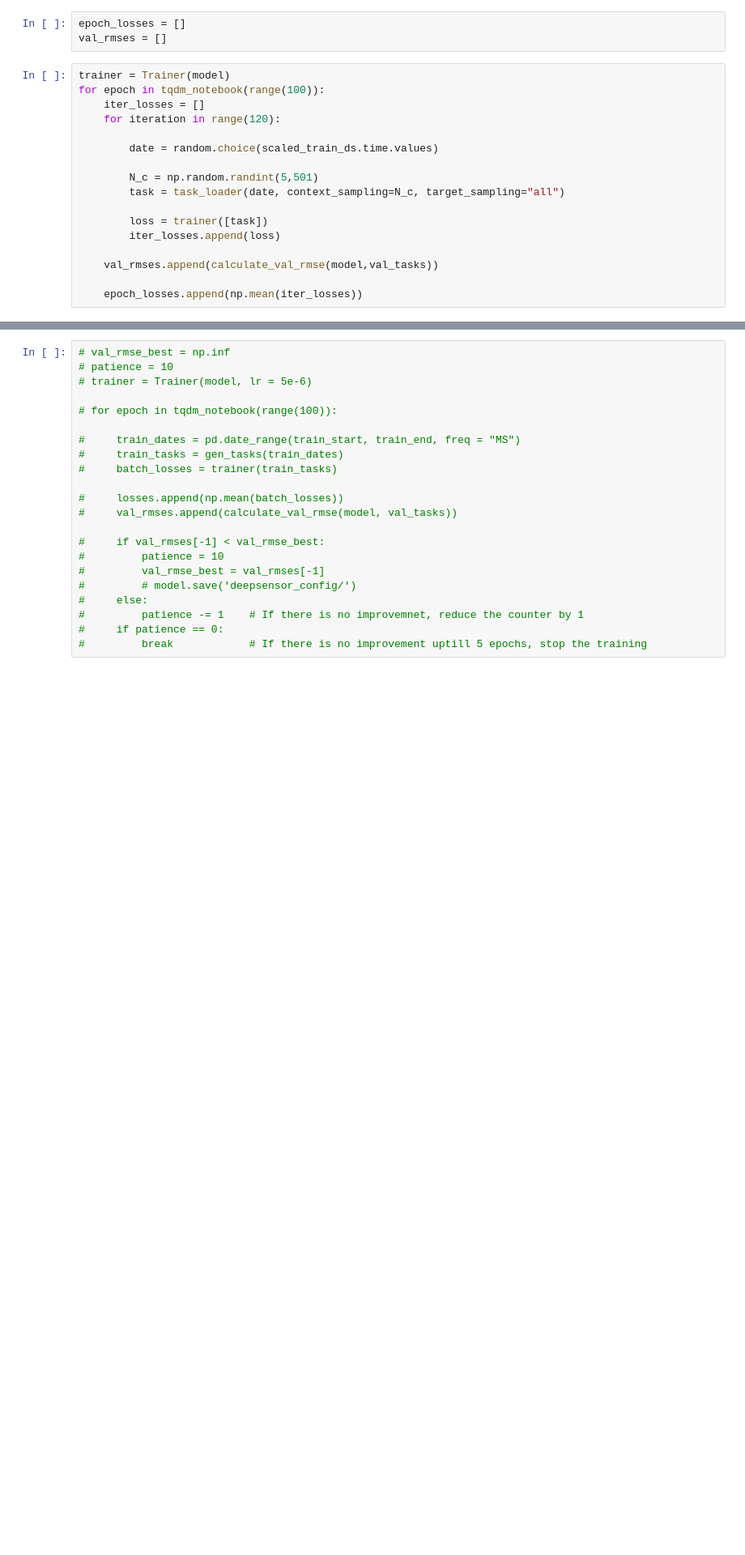
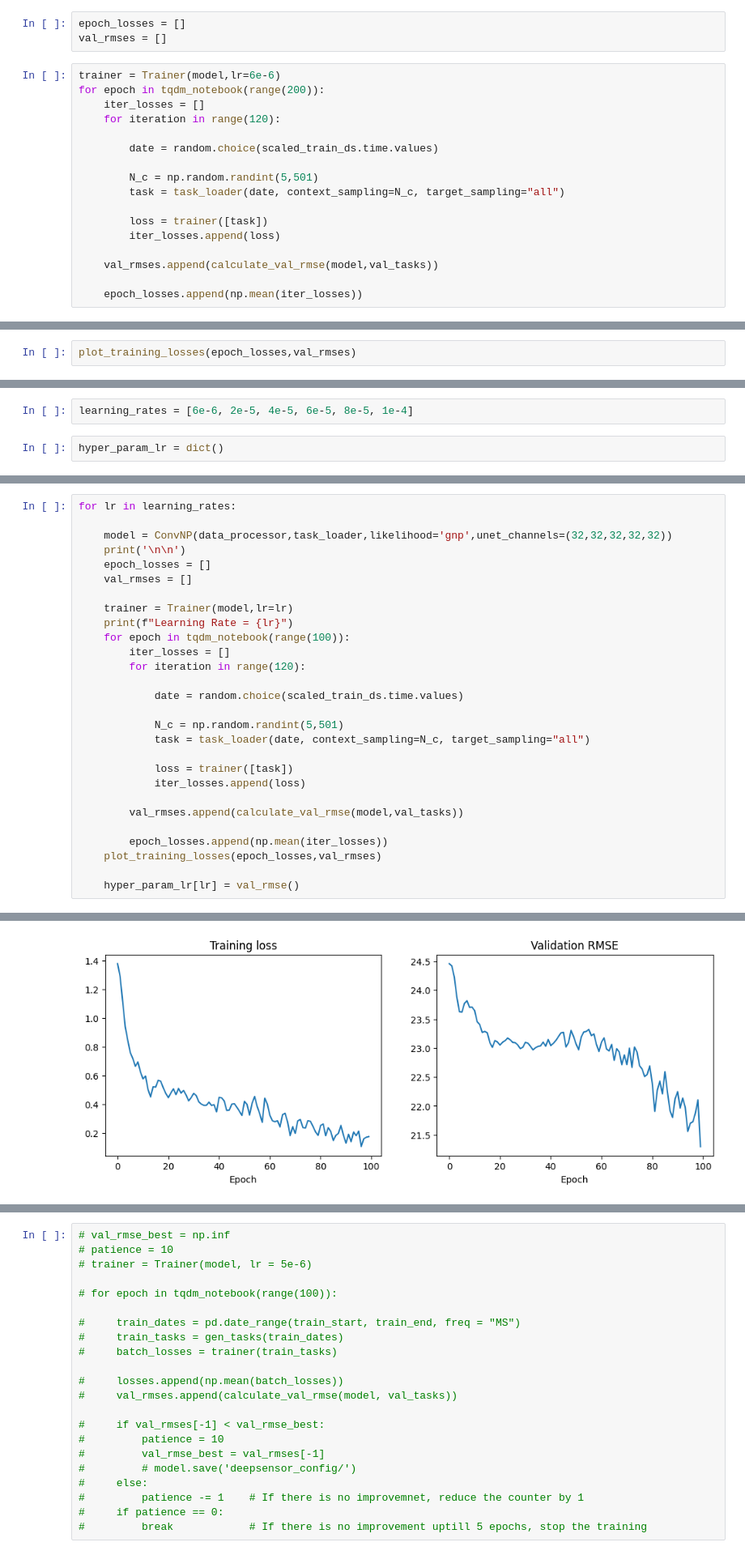
Before and after one commit to vinayakrana/AQ-SensorPlacement, a Jupyter notebook: hyperparameter_tuning.ipynb, the cells around one changed output, grey strips where cells are left out. Shown at 81% size. Drawn from its saved outputs; the diff is of its cells as text; blank space fills up the shorter version.

Commit message:
adding hyperparameter tuning NB

```diff
--- a/hyperparameter_tuning.ipynb
+++ b/hyperparameter_tuning.ipynb
@@ -106,8 +108,8 @@ train_start, train_end = "1998-01-01", "2008-12-01"
 epoch_losses = []
 val_rmses = []
 # %%
-trainer = Trainer(model)
-for epoch in tqdm_notebook(range(100)):
+trainer = Trainer(model,lr=6e-6)
+for epoch in tqdm_notebook(range(200)):
     iter_losses = []
     for iteration in range(120):
 
@@ -137,0 +143,2 @@ _ = axes[1].set_title("Validation RMSE")
+# %%
+plot_training_losses(epoch_losses,val_rmses)
@@ -137,0 +149,4 @@ _ = axes[1].set_title("Validation RMSE")
+# %%
+learning_rates = [6e-6, 2e-5, 4e-5, 6e-5, 8e-5, 1e-4]
+# %%
+hyper_param_lr = dict()
@@ -137,0 +179,29 @@ _ = axes[1].set_title("Validation RMSE")
+# %%
+for lr in learning_rates:
+
+    model = ConvNP(data_processor,task_loader,likelihood='gnp',unet_channels=(32,32,32,32,32))
+    print('\n\n')
+    epoch_losses = []
+    val_rmses = []
+
+    trainer = Trainer(model,lr=lr)
+    print(f"Learning Rate = {lr}")
+    for epoch in tqdm_notebook(range(100)):
+        iter_losses = []
+        for iteration in range(120):
+
+            date = random.choice(scaled_train_ds.time.values)
+
+            N_c = np.random.randint(5,501)
+            task = task_loader(date, context_sampling=N_c, target_sampling="all")
+
+            loss = trainer([task])
+            iter_losses.append(loss)
+
+        val_rmses.append(calculate_val_rmse(model,val_tasks))
+
+        epoch_losses.append(np.mean(iter_losses))
+    plot_training_losses(epoch_losses,val_rmses)
+
+    hyper_param_lr[lr] = val_rmse()
+# %% [output]
@@ -137,0 +220 @@ _ = axes[1].set_title("Validation RMSE")
+[figure, added]
```
Also changed, not shown: parts of 11 cells of this notebook.
